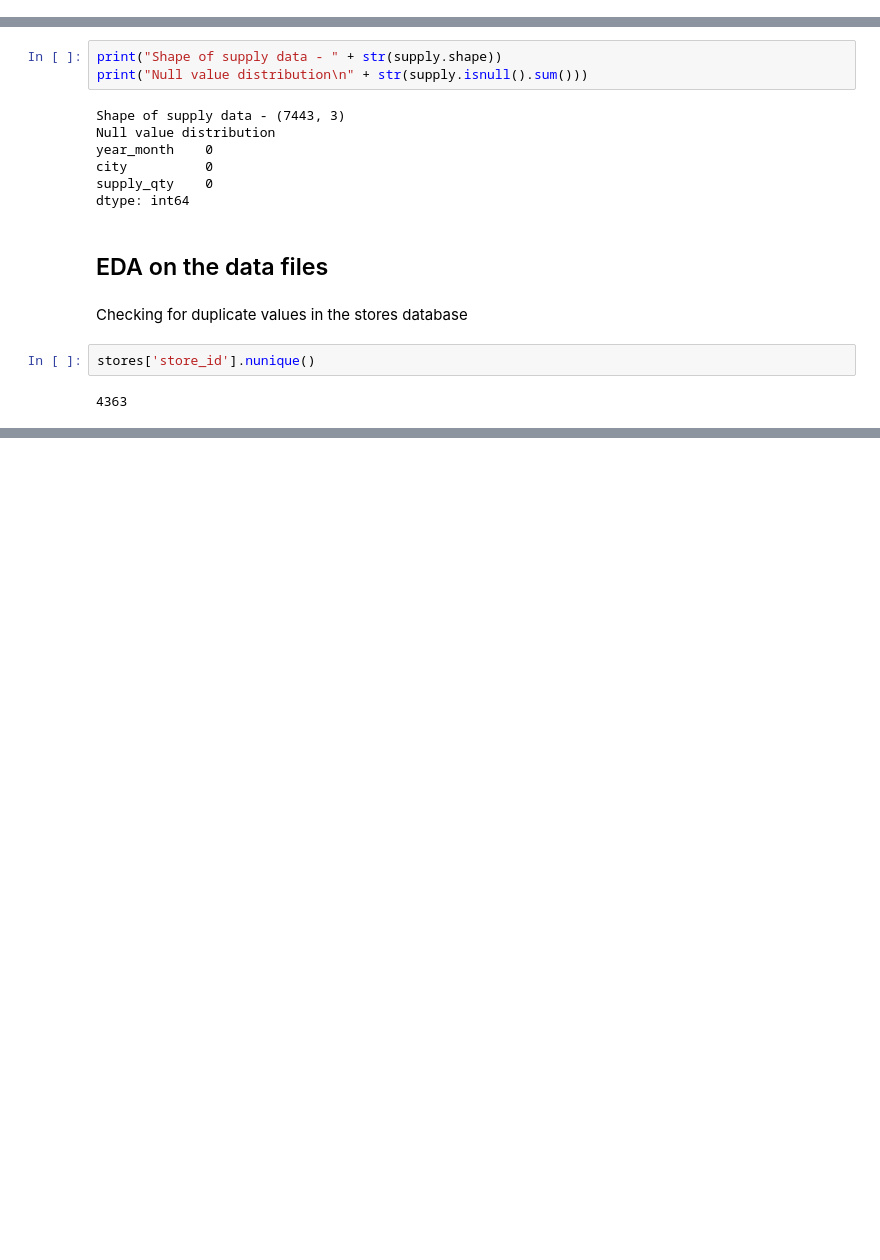
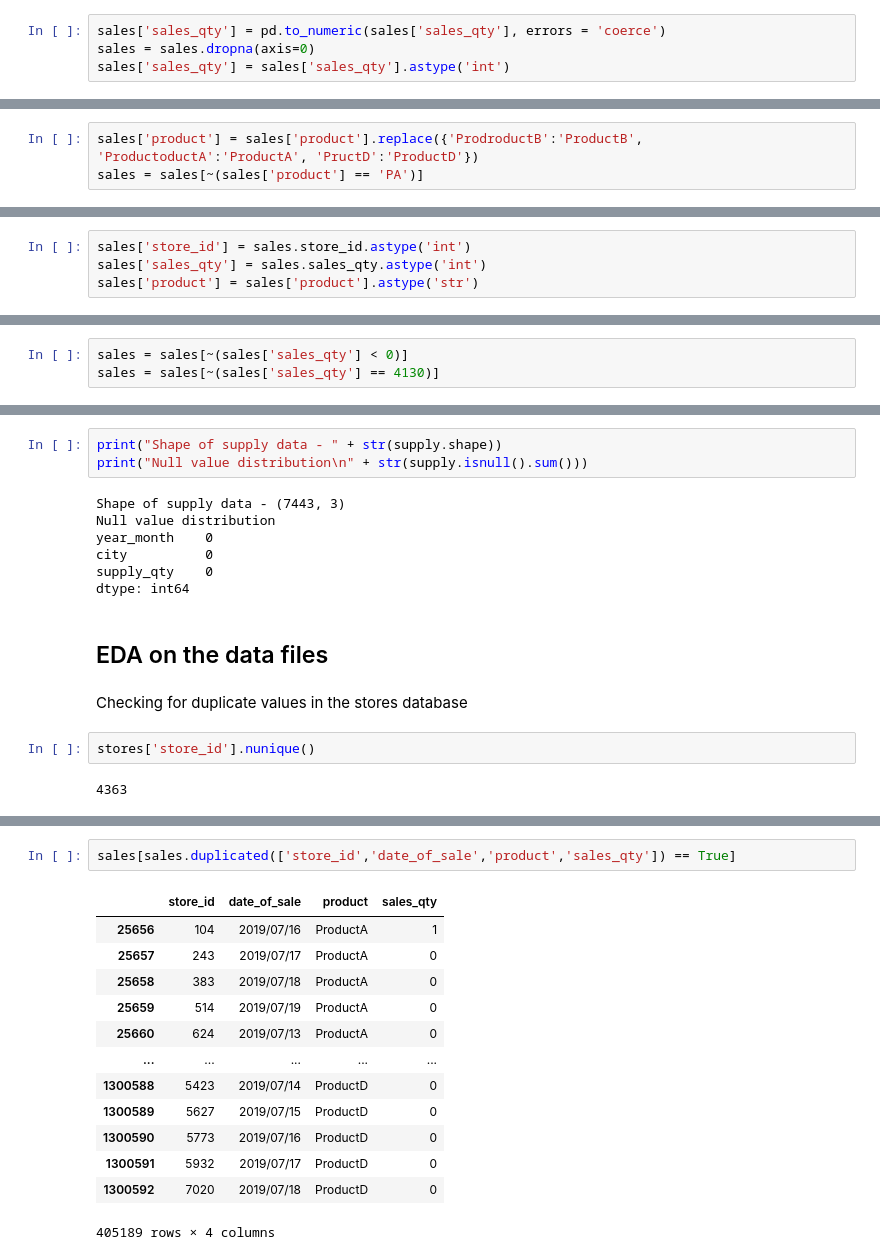
Before and after one commit to Architsi/Ecommerce, a Jupyter notebook: MIQ_CPG_Sales_analysis.ipynb, the cells around one changed output, grey strips where cells are left out. Drawn from its saved outputs; the diff is of its cells as text; blank space fills up the shorter version.

```diff
--- a/MIQ_CPG_Sales_analysis.ipynb
+++ b/MIQ_CPG_Sales_analysis.ipynb
@@ -32,0 +56,4 @@ stores.head()
+# %%
+sales['sales_qty'] = pd.to_numeric(sales['sales_qty'], errors = 'coerce')
+sales = sales.dropna(axis=0)
+sales['sales_qty'] = sales['sales_qty'].astype('int')
@@ -32,0 +79,3 @@ stores.head()
+# %%
+sales['product'] = sales['product'].replace({'ProdroductB':'ProductB', 'ProductoductA':'ProductA', 'PructD':'ProductD'})
+sales = sales[~(sales['product'] == 'PA')]
@@ -32,0 +96,4 @@ stores.head()
+# %%
+sales['store_id'] = sales.store_id.astype('int')
+sales['sales_qty'] = sales.sales_qty.astype('int')
+sales['product'] = sales['product'].astype('str')
@@ -32,0 +106,3 @@ stores.head()
+# %%
+sales = sales[~(sales['sales_qty'] < 0)]
+sales = sales[~(sales['sales_qty'] == 4130)]
@@ -97,0 +238,16 @@ stores = stores.drop_duplicates(ignore_index=False)
+# %%
+sales[sales.duplicated(['store_id','date_of_sale','product','sales_qty']) == True]
+# %% [output]
+|  | store_id | date_of_sale | product | sales_qty |
+| 25656 | 104 | 2019/07/16 | ProductA | 1 |
+| 25657 | 243 | 2019/07/17 | ProductA | 0 |
+| 25658 | 383 | 2019/07/18 | ProductA | 0 |
+| 25659 | 514 | 2019/07/19 | ProductA | 0 |
+| 25660 | 624 | 2019/07/13 | ProductA | 0 |
+| ... | ... | ... | ... | ... |
+| 1300588 | 5423 | 2019/07/14 | ProductD | 0 |
+| 1300589 | 5627 | 2019/07/15 | ProductD | 0 |
+| 1300590 | 5773 | 2019/07/16 | ProductD | 0 |
+| 1300591 | 5932 | 2019/07/17 | ProductD | 0 |
+| 1300592 | 7020 | 2019/07/18 | ProductD | 0 |
+405189 rows × 4 columns
```
Also changed, not shown: parts of 34 cells of this notebook.
